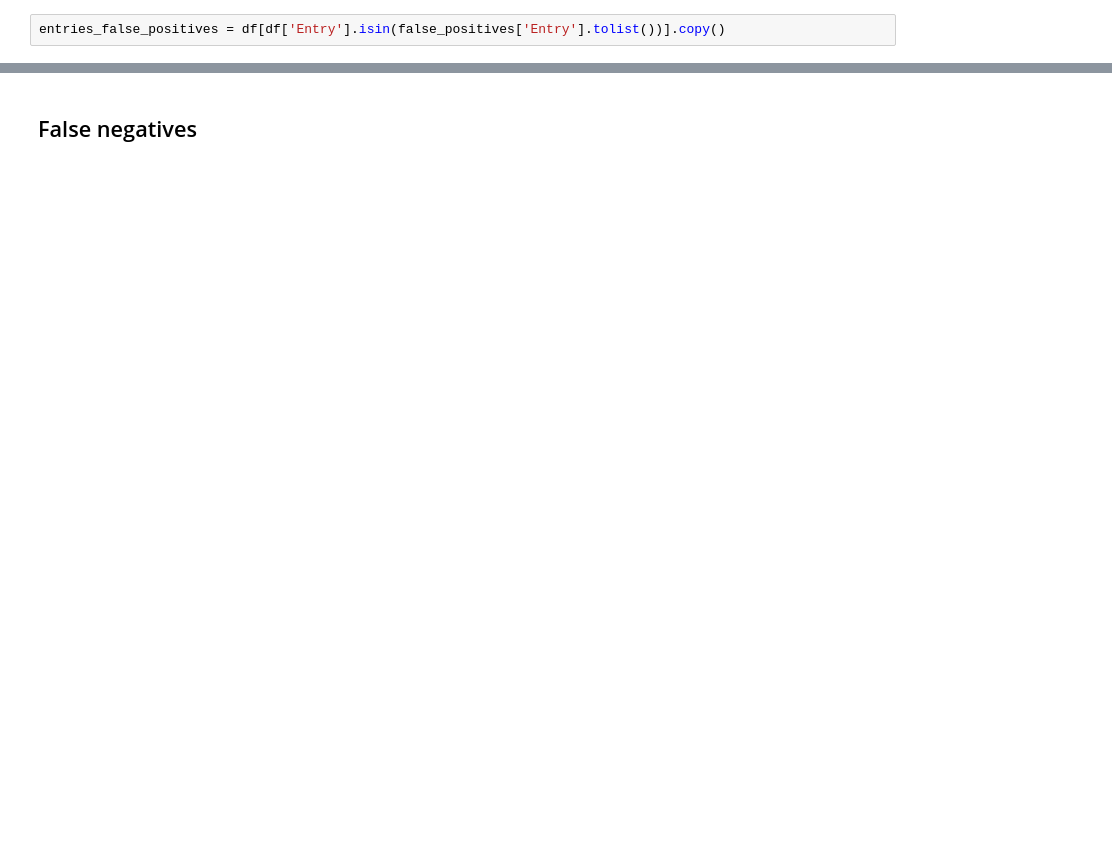
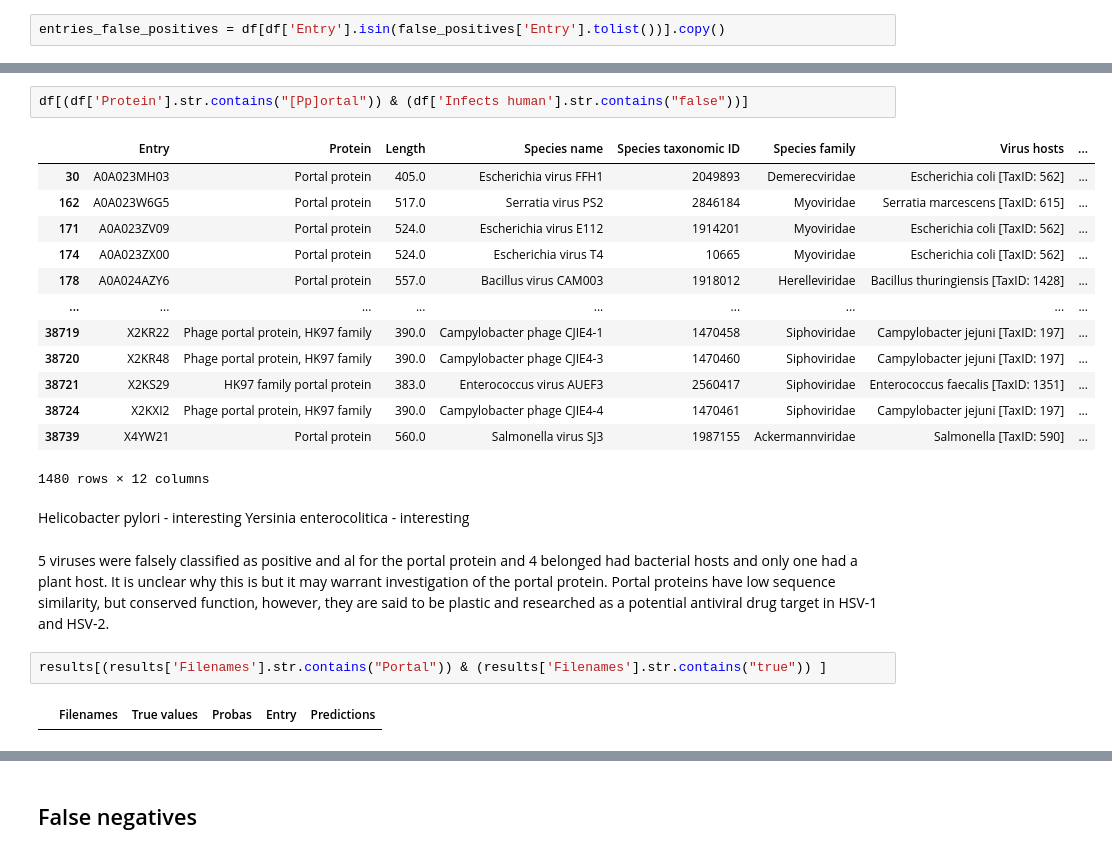
Before and after one commit to Rudolph-afk/Zoon0PredV, a Jupyter notebook: notebooks/Results.ipynb, the cells around one changed output, grey strips where cells are left out. Saved outputs shown, nothing was run; the diff lists cells and outputs as text; blank space fills up the shorter version.

```diff
--- a/notebooks/Results.ipynb
+++ b/notebooks/Results.ipynb
@@ -383,0 +443,25 @@ entries_false_positives['Virus hosts'].nunique()
+# %%
+df[(df['Protein'].str.contains("[Pp]ortal")) & (df['Infects human'].str.contains("false"))]
+# %% [output]
+|  | Entry | Protein | Length | Species name | Species taxonomic ID | Species family | Virus hosts | ... |
+| 30 | A0A023MH03 | Portal protein | 405.0 | Escherichia virus FFH1 | 2049893 | Demerecviridae | Escherichia coli [TaxID: 562] | ... |
+| 162 | A0A023W6G5 | Portal protein | 517.0 | Serratia virus PS2 | 2846184 | Myoviridae | Serratia marcescens [TaxID: 615] | ... |
+| 171 | A0A023ZV09 | Portal protein | 524.0 | Escherichia virus E112 | 1914201 | Myoviridae | Escherichia coli [TaxID: 562] | ... |
+| 174 | A0A023ZX00 | Portal protein | 524.0 | Escherichia virus T4 | 10665 | Myoviridae | Escherichia coli [TaxID: 562] | ... |
+| 178 | A0A024AZY6 | Portal protein | 557.0 | Bacillus virus CAM003 | 1918012 | Herelleviridae | Bacillus thuringiensis [TaxID: 1428] | ... |
+| ... | ... | ... | ... | ... | ... | ... | ... | ... |
+| 38719 | X2KR22 | Phage portal protein, HK97 family | 390.0 | Campylobacter phage CJIE4-1 | 1470458 | Siphoviridae | Campylobacter jejuni [TaxID: 197] | ... |
+| 38720 | X2KR48 | Phage portal protein, HK97 family | 390.0 | Campylobacter phage CJIE4-3 | 1470460 | Siphoviridae | Campylobacter jejuni [TaxID: 197] | ... |
+| 38721 | X2KS29 | HK97 family portal protein | 383.0 | Enterococcus virus AUEF3 | 2560417 | Siphoviridae | Enterococcus faecalis [TaxID: 1351] | ... |
+| 38724 | X2KXI2 | Phage portal protein, HK97 family | 390.0 | Campylobacter phage CJIE4-4 | 1470461 | Siphoviridae | Campylobacter jejuni [TaxID: 197] | ... |
+| 38739 | X4YW21 | Portal protein | 560.0 | Salmonella virus SJ3 | 1987155 | Ackermannviridae | Salmonella [TaxID: 590] | ... |
+1480 rows × 12 columns
+# %% [markdown]
+Helicobacter pylori - interesting
+Yersinia enterocolitica - interesting
+# %% [markdown]
+5 viruses were falsely classified as positive and al for the portal protein and 4 belonged had bacterial hosts and only one had a plant host. It is unclear why this is but it may warrant investigation of the portal protein. Portal proteins have low sequence similarity, but conserved function, however, they are said to be plastic and researched as a potential antiviral drug target in HSV-1 and HSV-2.
+# %%
+results[(results['Filenames'].str.contains("Portal")) & (results['Filenames'].str.contains("true")) ]
+# %% [output]
+|  | Filenames | True values | Probas | Entry | Predictions |
```
Also changed, not shown: parts of 48 cells of this notebook, 2 other files.
